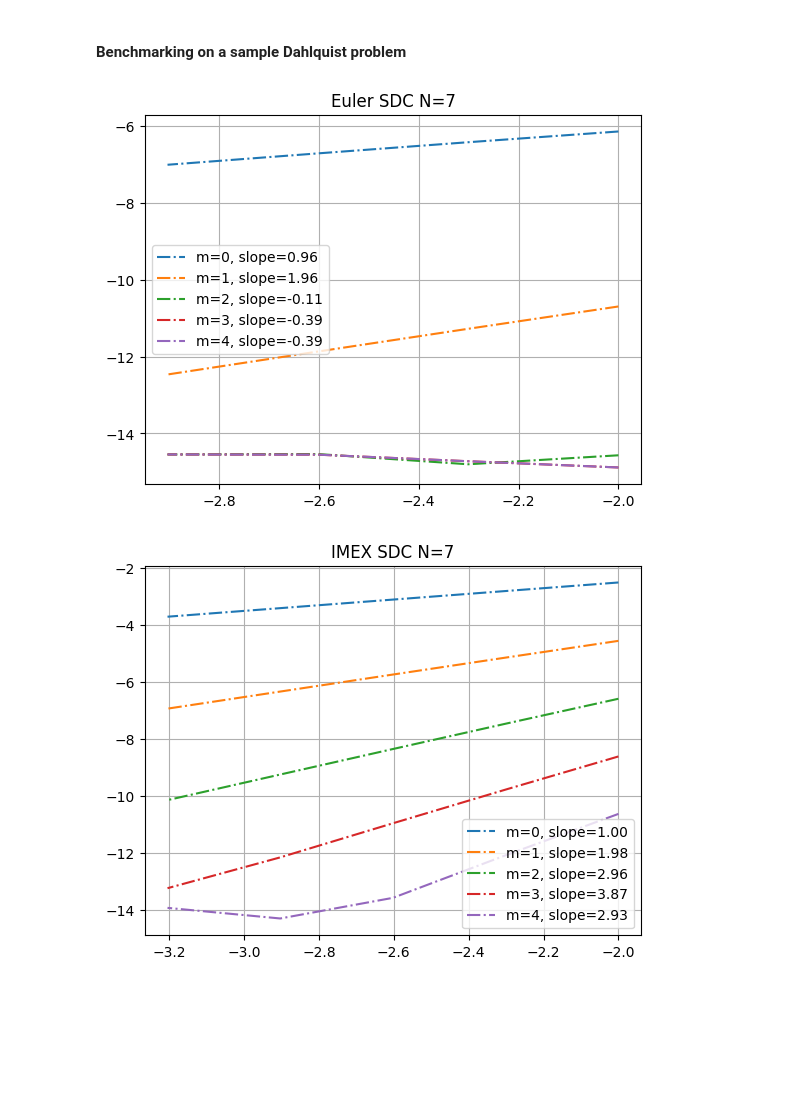
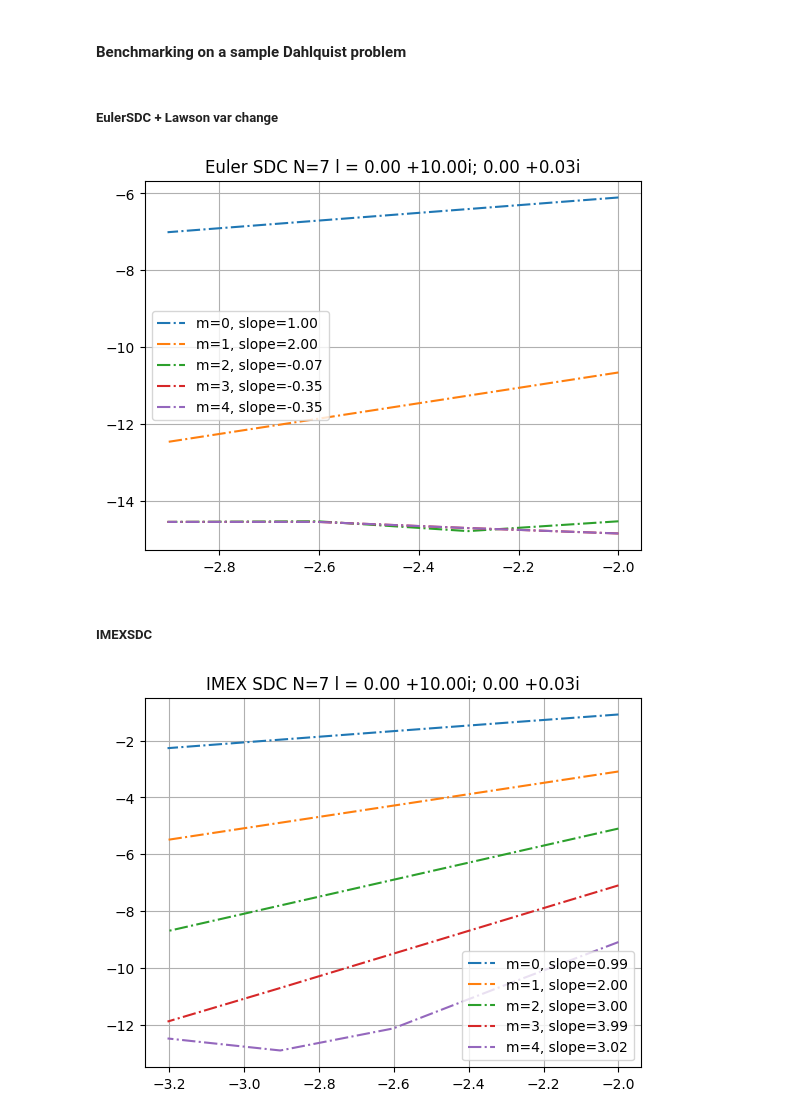
Before and after one commit to BoriskovaLiza/masterarbeit, a Jupyter notebook: prototype/convergence_rates.ipynb, the cells around one changed output. Saved outputs shown, nothing was run; the diff lists cells and outputs as text; code cells hidden in the pictures; blank space fills up the shorter version.

```diff
--- a/prototype/convergence_rates.ipynb
+++ b/prototype/convergence_rates.ipynb
@@ -14,7 +13,10 @@ t = np.linspace(t0, t0 + (steps-1) * timestep, steps)
 
 u = np.zeros((steps), dtype=np.cfloat)
 uv = np.zeros((steps), dtype=np.cfloat)
+# %% [markdown]
+##### EulerSDC + Lawson var change
 # %%
+l1, l2 = 0. + 10.j, 0.03j
 uv0 = u0 * np.exp(-t0 * l1)
 
 N, M, folds = 7, 5, 4
@@ -30,25 +32,27 @@ for m in range(M):
     # plot slopes
     slope, _ = np.polyfit(np.log10(tau), np.log10(errors[m]), 1)
     plt.plot(np.log10(tau), np.log10(errors[m]), label='m=%d, slope=%.2f' % (m, slope.real), linestyle="-.")
-plt.title('Euler SDC N=%d' % N)
+plt.title('Euler SDC N=%d l = %.2f %+.2fi; %.2f %+.2fi' % (N, l1.real, l1.imag, l2.real, l2.imag))
 plt.legend()
 plt.grid()
 # %% [output]
-[figure, old version]
+[figure, new version]
+# %% [markdown]
+##### IMEXSDC
 # %%
+l1, l2 = 0. + 10.j, 0.03j
 N, M, folds = 7, 5, 5
 fn = lambda x : x * l2
 
 errors = np.zeros((M, folds), dtype="complex128")
 
 for m in range(M):
-    # errors in Lawson vars
     errors[m], tau = mySDC.benchmark(mySDC.IMEXSDC, (N, m, t, u0, [l1, fn]), lambda tt: np.exp((l1 + l2) * tt), folds, False)
     # plot slopes
     slope, _ = np.polyfit(np.log10(tau), np.log10(errors[m]), 1)
     plt.plot(np.log10(tau), np.log10(errors[m]), label='m=%d, slope=%.2f' % (m, slope.real), linestyle="-.")
-plt.title('IMEX SDC N=%d' % N)
+plt.title('IMEX SDC N=%d l = %.2f %+.2fi; %.2f %+.2fi' % (N, l1.real, l1.imag, l2.real, l2.imag))
 plt.legend()
 plt.grid()
 # %% [output]
-[figure, old version]
+[figure, new version]
```
Also changed, not shown: parts of 5 cells of this notebook.
